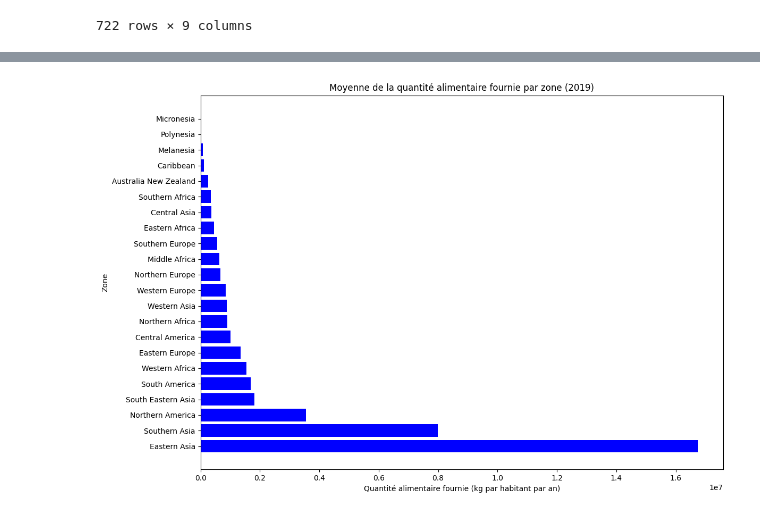
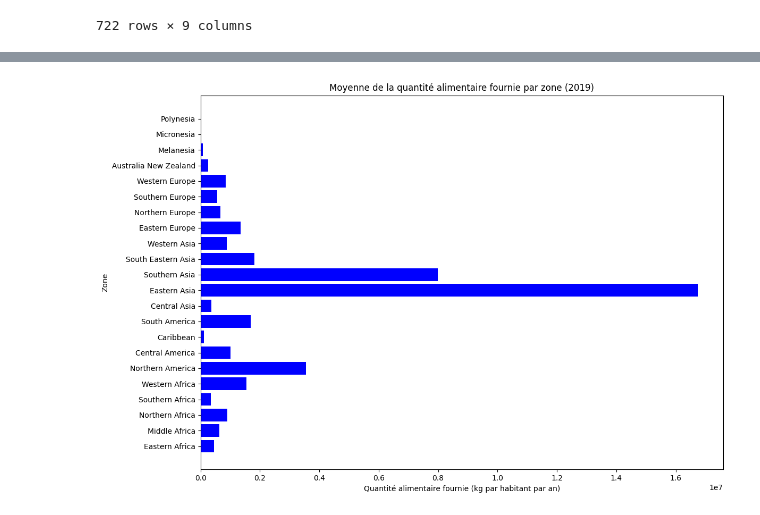
Before and after one commit to Hamza-Benhammou/brief_data_CCH, a Jupyter notebook: brief_data_CCH copy.ipynb, the cells around one changed output, grey strips where cells are left out. Saved outputs shown, nothing was run; the diff lists cells and outputs as text; code cells hidden in the pictures.

```diff
--- a/brief_data_CCH copy.ipynb
+++ b/brief_data_CCH copy.ipynb
@@ -538,3 +538,6 @@ display(df)
 | 720 | 882 | Polynesia | Samoa | 2018 | 209.70 | 1.519189 | 38.976216 | ... |
 | 721 | 882 | Polynesia | Samoa | 2019 | 211.91 | 1.435000 | 38.141053 | ... |
 722 rows × 9 columns
+# %%
+df.drop_duplicates(inplace=True)
+display(df)
@@ -604,5 +616,5 @@ display(df_averages)
 # %%
-df_averages["food_supply_quantity_kg_capita_yr"] = df_averages["pop_1000_hab"] * df_averages["food_supply_quantity_kg_capita_yr"]
+df_subset["food_supply_quantity_kg_capita_yr"] = df_subset["pop_1000_hab"] * df_subset["food_supply_quantity_kg_capita_yr"]
 
-display(df_averages)
+display(df_subset)
 # %% [output]
@@ -623,17 +651,14 @@ display(df_averages)
 # %%
-# # GRAPHIQUE zone/food (kg/pays/an)
-df_averages_sorted = df_averages.sort_values(by="food_supply_quantity_kg_capita_yr", ascending=False)
-
 plt.figure(figsize=(12, 8))
-plt.barh(df_averages_sorted.index.get_level_values("zone"), df_averages_sorted["food_supply_quantity_kg_capita_yr"], color="blue")
+plt.barh(df_subset["zone"], df_subset["food_supply_quantity_kg_capita_yr"], color="blue")
 plt.xlabel("Quantité alimentaire fournie (kg par habitant par an)")
 plt.ylabel("Zone")
 plt.title("Moyenne de la quantité alimentaire fournie par zone (2019)")
 
 plt.tight_layout()
 plt.show()
 
 #  ajouter une section avec un graphique viande/vegetal
 # %% [output]
-[figure, old version]
+[figure, new version]
 # %%
```
Also changed, not shown: parts of 11 cells of this notebook.
